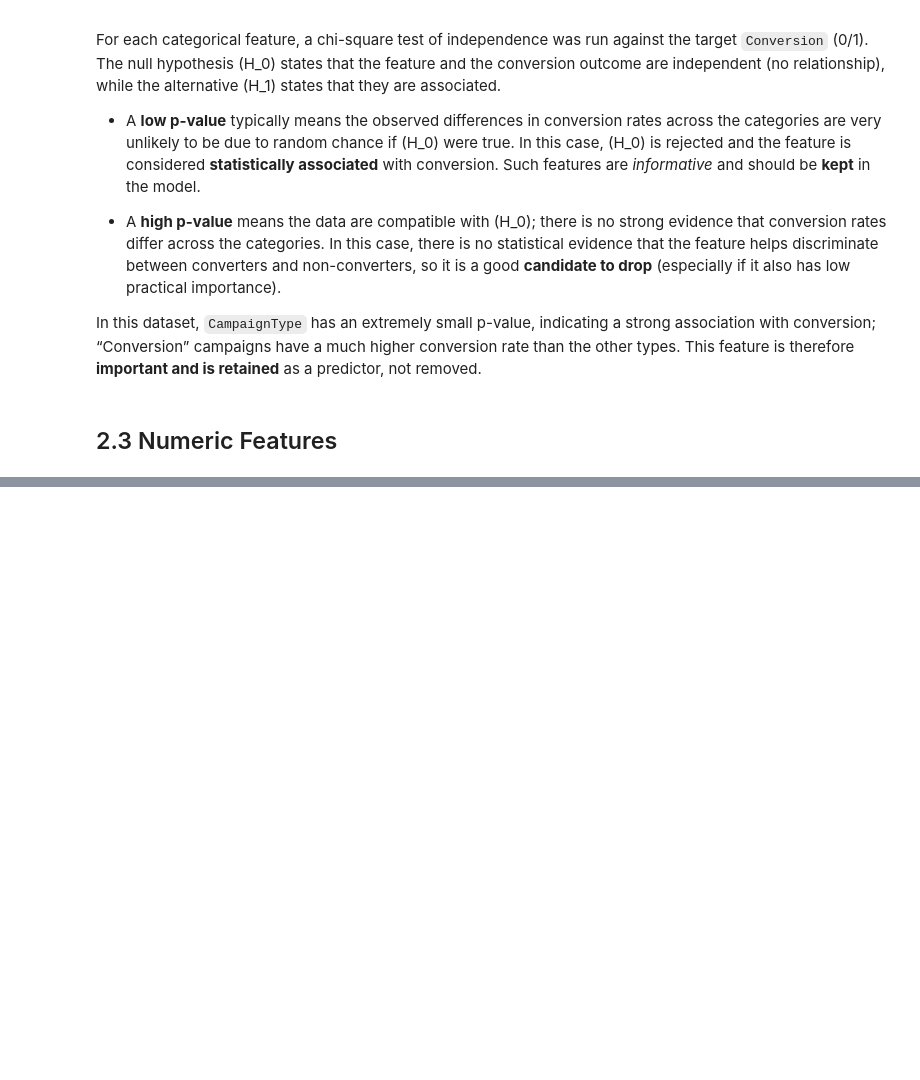
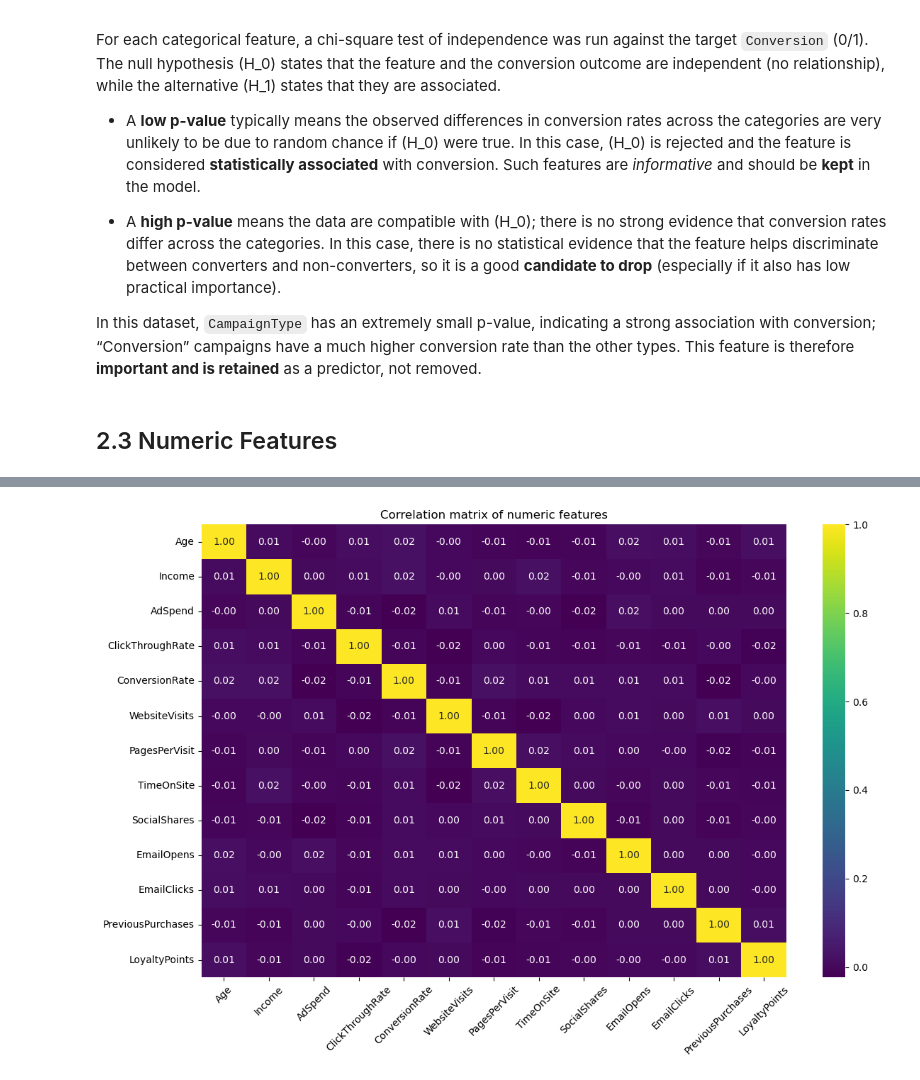
Before and after one commit to victorhrls/Digital-Marketing-Conversion, a Jupyter notebook: ab_test_eda.ipynb, the cells around one changed output, grey strips where cells are left out. Drawn from its saved outputs; the diff is of its cells as text; code cells hidden in the pictures; blank space fills up the shorter version.

```diff
--- a/ab_test_eda.ipynb
+++ b/ab_test_eda.ipynb
@@ -346,0 +376,20 @@ In this dataset, `CampaignType` has an extremely small p-value, indicating a str
+# %%
+# Heatmap
+
+features_numeric = dataset[num_features]
+heat = features_numeric.drop(['Conversion'], axis =1)
+heat.columns
+
+corr = heat.corr()
+
+# Seaborn
+
+plt.figure(figsize=(12,8))
+sns.heatmap(corr, annot =True, fmt = '.2f', cmap = 'viridis')
+plt.xticks(rotation=45)
+plt.yticks(rotation=0)
+plt.title('Correlation matrix of numeric features')
+plt.tight_layout()
+plt.show()
+# %% [output]
+[figure, added]
```
Also changed, not shown: parts of 10 cells of this notebook.
